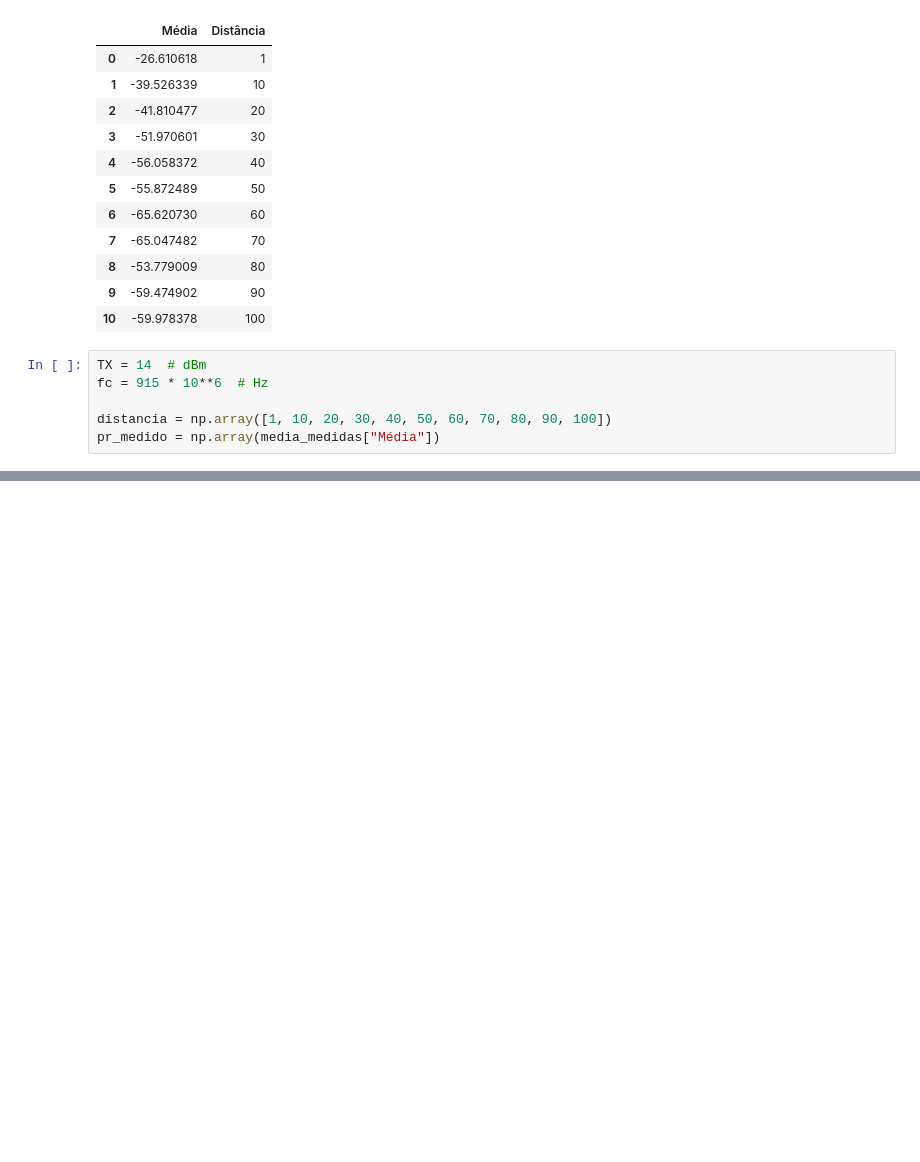
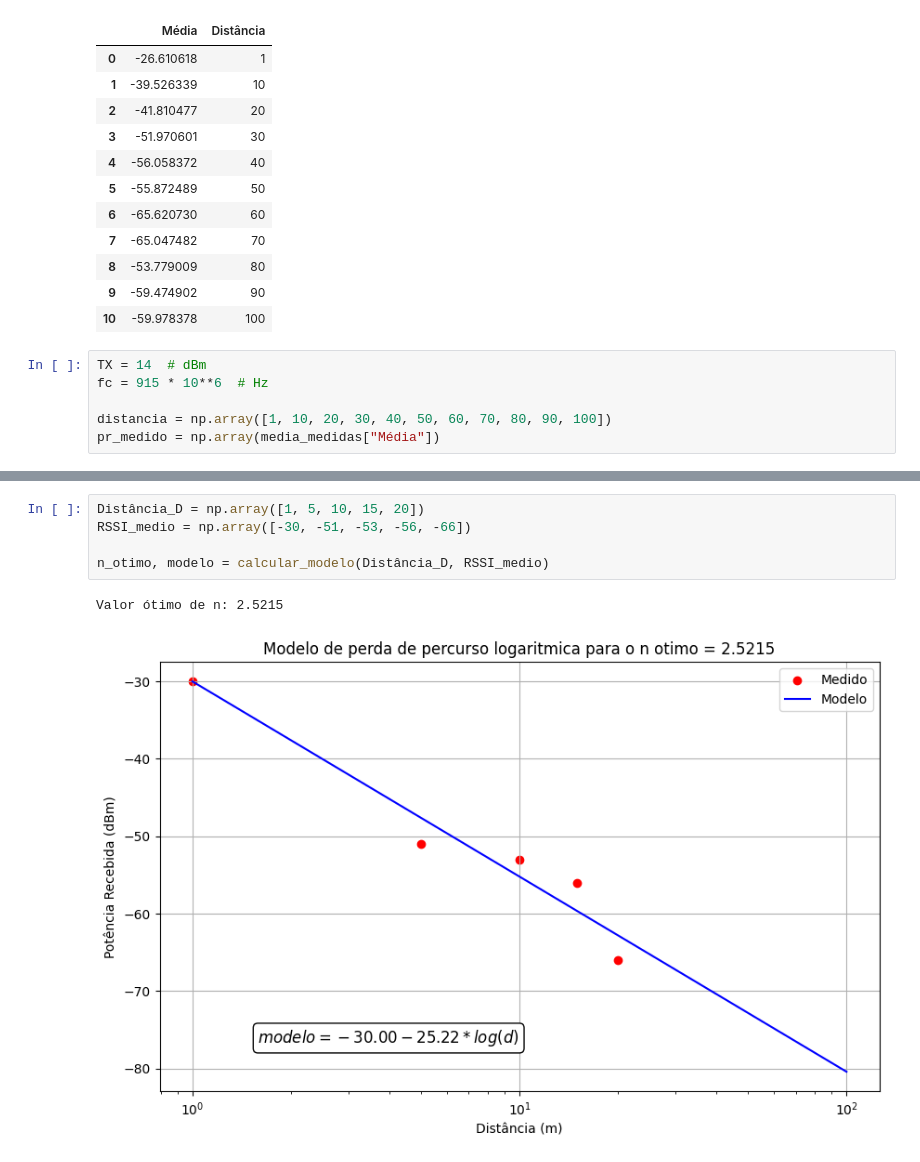
Before and after one commit to daviseemann/ufsc-engineering, a Jupyter notebook: comunicacoes-moveis-EEL7403/MediçãoLarga/tratamento_de_dados.ipynb, the cells around one changed output, grey strips where cells are left out. Drawn from its saved outputs; the diff is of its cells as text; blank space fills up the shorter version.

```diff
--- a/comunicacoes-moveis-EEL7403/MediçãoLarga/tratamento_de_dados.ipynb
+++ b/comunicacoes-moveis-EEL7403/MediçãoLarga/tratamento_de_dados.ipynb
@@ -231,0 +264,8 @@ Valor ótimo de n: 1.7293
+# %%
+Distância_D = np.array([1, 5, 10, 15, 20])
+RSSI_medio = np.array([-30, -51, -53, -56, -66])
+
+n_otimo, modelo = calcular_modelo(Distância_D, RSSI_medio)
+# %% [output]
+Valor ótimo de n: 2.5215
+[figure, added]
```
Also changed, not shown: parts of 3 cells of this notebook, 2 other files.
